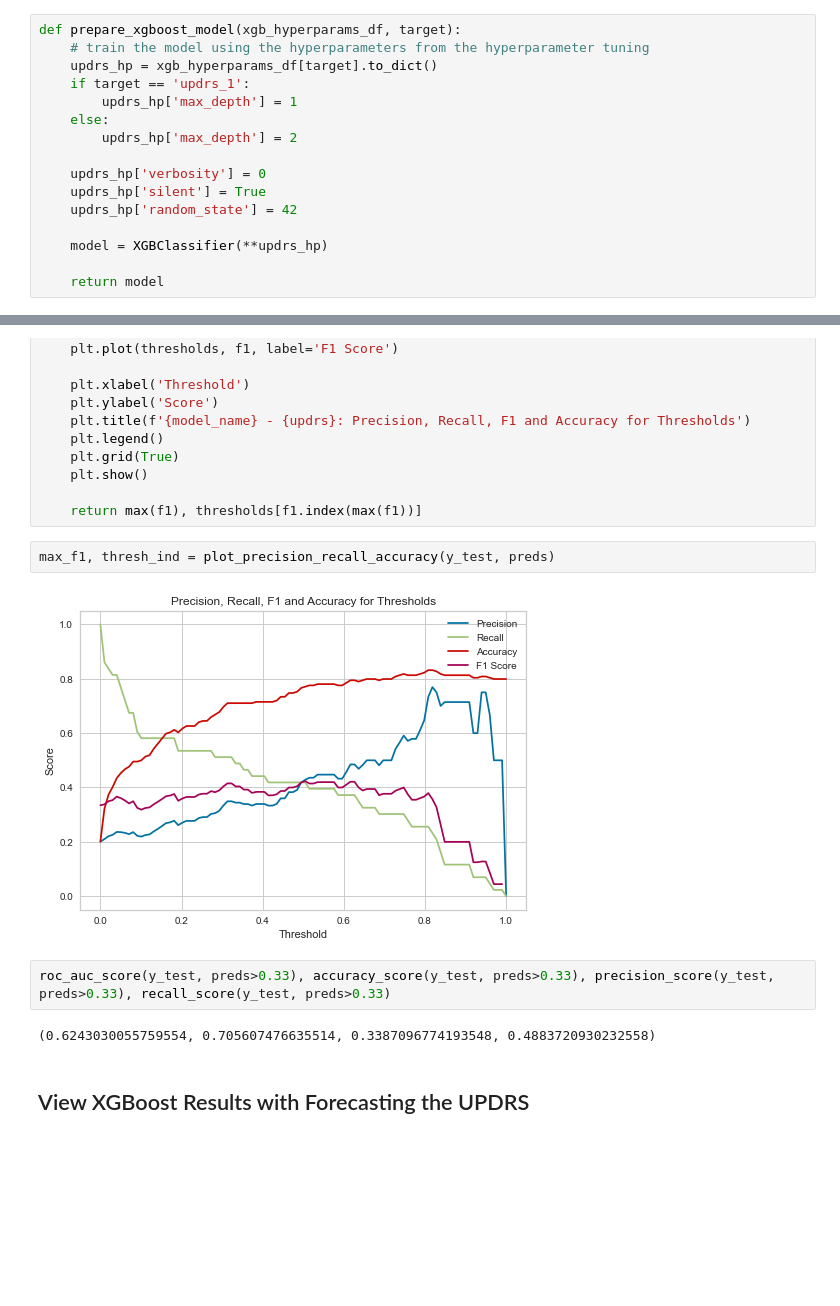
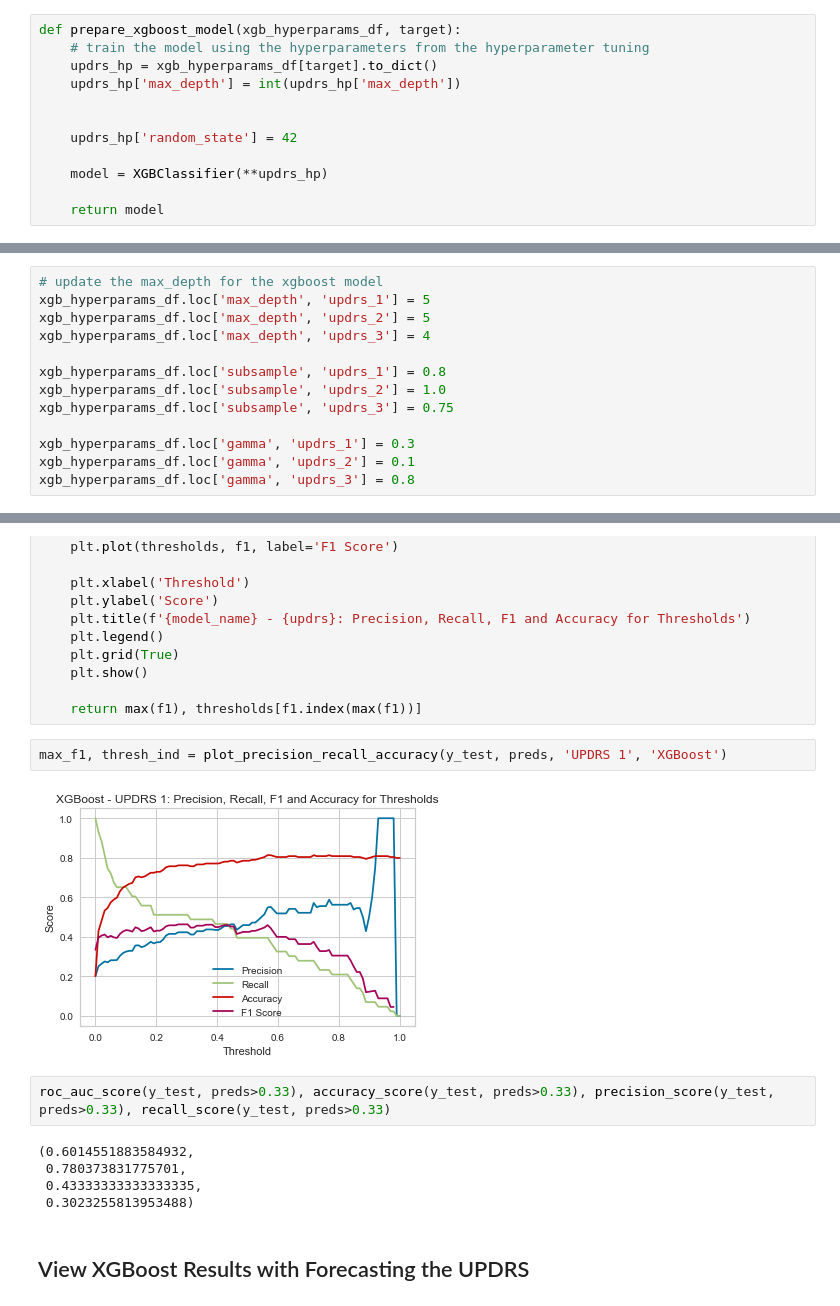
Before and after one commit to dagartga/Boosted-Models-for-Parkinsons-Prediction, a Jupyter notebook: parkinsons_1/notebooks/Compare_SMOTE_1yr_Models.ipynb, the cells around one changed output, grey strips where cells are left out. Saved outputs shown, nothing was run; the diff lists cells and outputs as text; blank space fills up the shorter version.

```diff
--- a/parkinsons_1/notebooks/Compare_SMOTE_1yr_Models.ipynb
+++ b/parkinsons_1/notebooks/Compare_SMOTE_1yr_Models.ipynb
@@ -285,13 +284,9 @@ def cross_fold_validation(df, model, target):
 def prepare_xgboost_model(xgb_hyperparams_df, target):
     # train the model using the hyperparameters from the hyperparameter tuning
     updrs_hp = xgb_hyperparams_df[target].to_dict()
-    if target == 'updrs_1':
-        updrs_hp['max_depth'] = 1
-    else:
-        updrs_hp['max_depth'] = 2
+    updrs_hp['max_depth'] = int(updrs_hp['max_depth'])
 
-    updrs_hp['verbosity'] = 0
-    updrs_hp['silent'] = True
+
     updrs_hp['random_state'] = 42
 
     model = XGBClassifier(**updrs_hp)
@@ -332,3 +321,16 @@ def prepare_catboost_model(cboost_hyperparams_df, target):
+# %%
+# update the max_depth for the xgboost model
+xgb_hyperparams_df.loc['max_depth', 'updrs_1'] = 5
+xgb_hyperparams_df.loc['max_depth', 'updrs_2'] = 5
+xgb_hyperparams_df.loc['max_depth', 'updrs_3'] = 4
+
+xgb_hyperparams_df.loc['subsample', 'updrs_1'] = 0.8
+xgb_hyperparams_df.loc['subsample', 'updrs_2'] = 1.0
+xgb_hyperparams_df.loc['subsample', 'updrs_3'] = 0.75
+
+xgb_hyperparams_df.loc['gamma', 'updrs_1'] = 0.3
+xgb_hyperparams_df.loc['gamma', 'updrs_2'] = 0.1
+xgb_hyperparams_df.loc['gamma', 'updrs_3'] = 0.8
 # %%
 xgb_results = dict()
 
@@ -402,13 +404,16 @@ def plot_precision_recall_accuracy(y_test, preds, updrs, model_name):
 
     return max(f1), thresholds[f1.index(max(f1))]
 # %%
-max_f1, thresh_ind = plot_precision_recall_accuracy(y_test, preds)
+max_f1, thresh_ind = plot_precision_recall_accuracy(y_test, preds, 'UPDRS 1', 'XGBoost')
 # %% [output]
-[figure, old version]
+[figure, new version]
 # %%
 roc_auc_score(y_test, preds>0.33), accuracy_score(y_test, preds>0.33), precision_score(y_test, preds>0.33), recall_score(y_test, preds>0.33)
 # %% [output]
-(0.6243030055759554, 0.705607476635514, 0.3387096774193548, 0.4883720930232558)
+(0.6014551883584932,
+ 0.780373831775701,
+ 0.43333333333333335,
+ 0.3023255813953488)
 # %% [markdown]
 ## View XGBoost Results with Forecasting the UPDRS
 # %%
```
Also changed, not shown: parts of 36 cells of this notebook, 43 other files.
